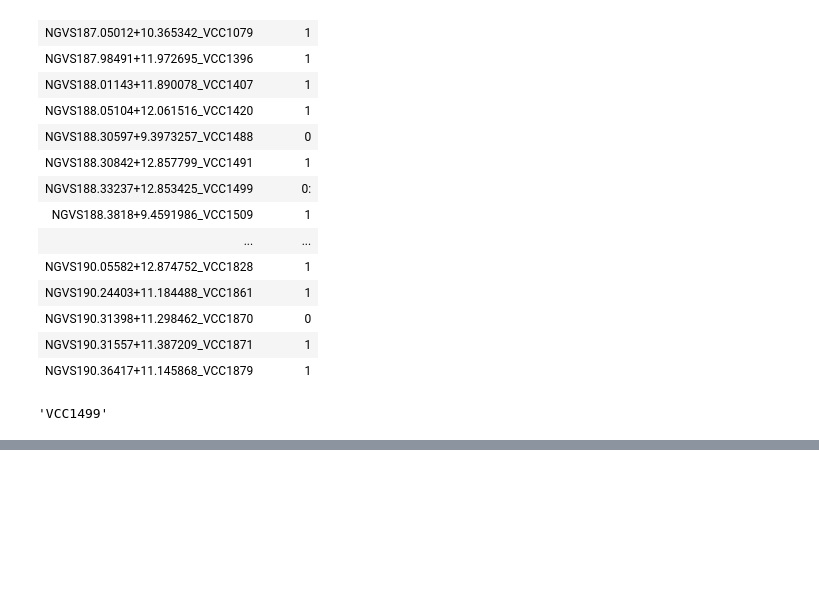
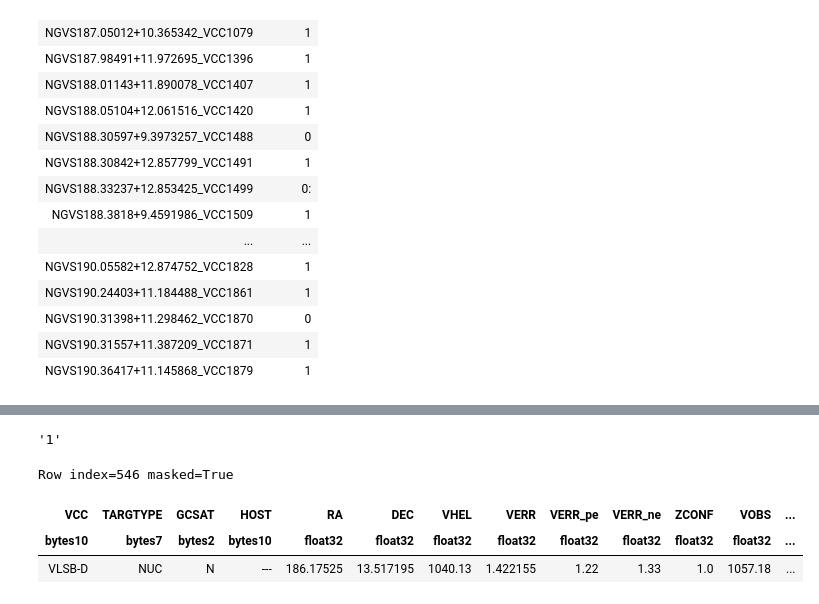
Before and after one commit to kadri-nizam/SIP2019, a Jupyter notebook: keshav/ast 06 (keshav).ipynb, the cells around one changed output, grey strips where cells are left out. Saved outputs shown, nothing was run; the diff lists cells and outputs as text; code cells hidden in the pictures; blank space fills up the shorter version.

```diff
--- a/keshav/ast 06 (keshav).ipynb
+++ b/keshav/ast 06 (keshav).ipynb
@@ -441,7 +441,7 @@ len(nucIndStacked)
 21
 # %%
 columns = []
-for i in range (0, 524):
+for m in range (0, 524):
     columns.append('0:')
 for k in range (0, 3):
     columns.append(nucDat[k][333])
@@ -453,6 +453,11 @@ columns.append(0)
 
 Nucleus = Column(columns, name='Nucleus')
 Stacked.add_column(Nucleus)
+for i in range (0, 524):
+    if (('VCC' in Stacked[i][0])):
+        Stacked[i][29] = ':'
+    elif (Stacked[i][1] == 'NUC'):
+        Stacked[i][29] = 1
 # %%
 nucDat[['name', 'Nucleus']]
 # %% [output]
@@ -475,10 +480,6 @@ Table length=21
 | NGVS190.31398+11.298462_VCC1870 | 0 |
 | NGVS190.31557+11.387209_VCC1871 | 1 |
 | NGVS190.36417+11.145868_VCC1879 | 1 |
-# %%
-Stacked[533][0]
-# %% [output]
-'VCC1499'
 # %%
 Stacked
 # %% [output]
@@ -501,3 +502,14 @@ Table masked=True length=547
 | VCC1871 | NUC | N | --- | 190.31554 | 11.38725 | 576.4477 | 2.5233026 | 1.3011693 | 1.286386 | 1.0 | 585.375 | ... |
 | VCC1879 | NUC | N | --- | 190.36417 | 11.145861 | 1752.4312 | 32.029392 | 34.249435 | 29.663242 | 1.0 | 1744.6469 | ... |
 | VLSB-D | NUC | N | --- | 186.17525 | 13.517195 | 1040.13 | 1.422155 | 1.22 | 1.33 | 1.0 | 1057.18 | ... |
+# %%
+Stacked[524][29]
+# %% [output]
+'1'
+# %%
+Stacked[546]
+# %% [output]
+Row index=546 masked=True
+| VCC | TARGTYPE | GCSAT | HOST | RA | DEC | VHEL | VERR | VERR_pe | VERR_ne | ZCONF | VOBS | ... |
+| bytes10 | bytes7 | bytes2 | bytes10 | float32 | float32 | float32 | float32 | float32 | float32 | float32 | float32 | ... |
+| VLSB-D | NUC | N | --- | 186.17525 | 13.517195 | 1040.13 | 1.422155 | 1.22 | 1.33 | 1.0 | 1057.18 | ... |
```
